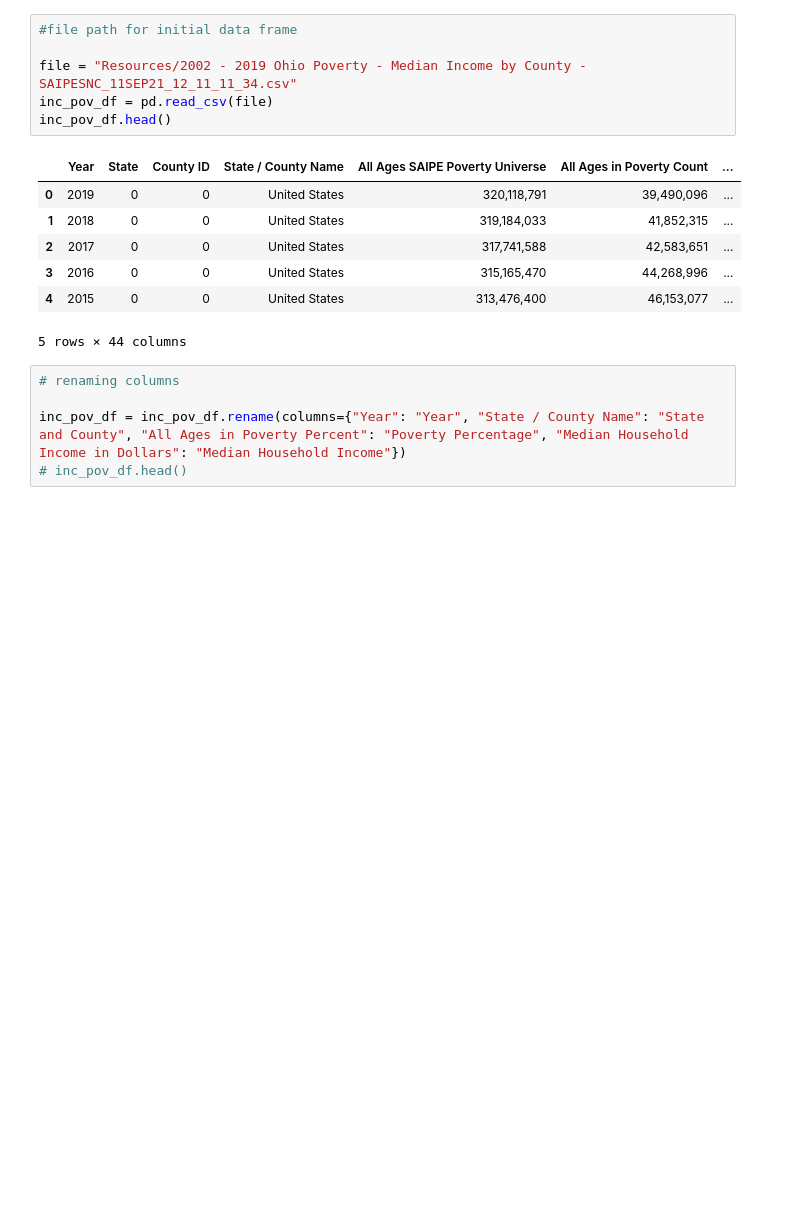
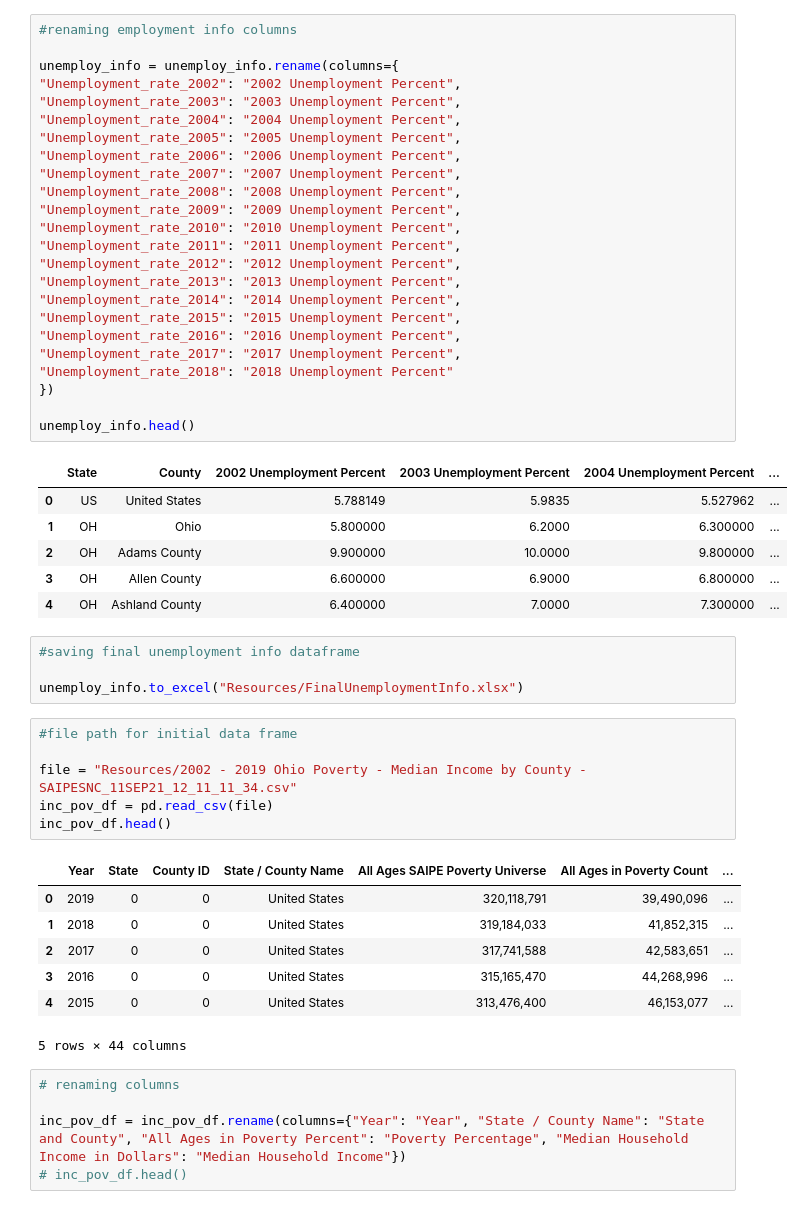
Before and after one commit to AntwonS116/Project-Ohio-College-Analysis, a Jupyter notebook: data.ipynb, the cells around one changed output. Drawn from its saved outputs; the diff is of its cells as text; blank space fills up the shorter version.

```diff
--- a/data.ipynb
+++ b/data.ipynb
@@ -4,3 +18,38 @@ import pandas as pd
+# %%
+#renaming employment info columns
+
+unemploy_info = unemploy_info.rename(columns={
+"Unemployment_rate_2002": "2002 Unemployment Percent",
+"Unemployment_rate_2003": "2003 Unemployment Percent",
+"Unemployment_rate_2004": "2004 Unemployment Percent",
+"Unemployment_rate_2005": "2005 Unemployment Percent",
+"Unemployment_rate_2006": "2006 Unemployment Percent",
+"Unemployment_rate_2007": "2007 Unemployment Percent",
+"Unemployment_rate_2008": "2008 Unemployment Percent",
+"Unemployment_rate_2009": "2009 Unemployment Percent",
+"Unemployment_rate_2010": "2010 Unemployment Percent",
+"Unemployment_rate_2011": "2011 Unemployment Percent",
+"Unemployment_rate_2012": "2012 Unemployment Percent",
+"Unemployment_rate_2013": "2013 Unemployment Percent",
+"Unemployment_rate_2014": "2014 Unemployment Percent",
+"Unemployment_rate_2015": "2015 Unemployment Percent",
+"Unemployment_rate_2016": "2016 Unemployment Percent",
+"Unemployment_rate_2017": "2017 Unemployment Percent",
+"Unemployment_rate_2018": "2018 Unemployment Percent"
+})
+
+unemploy_info.head()
+# %% [output]
+|  | State | County | 2002 Unemployment Percent | 2003 Unemployment Percent | 2004 Unemployment Percent | ... |
+| 0 | US | United States | 5.788149 | 5.9835 | 5.527962 | ... |
+| 1 | OH | Ohio | 5.800000 | 6.2000 | 6.300000 | ... |
+| 2 | OH | Adams County | 9.900000 | 10.0000 | 9.800000 | ... |
+| 3 | OH | Allen County | 6.600000 | 6.9000 | 6.800000 | ... |
+| 4 | OH | Ashland County | 6.400000 | 7.0000 | 7.300000 | ... |
+# %%
+#saving final unemployment info dataframe
+
+unemploy_info.to_excel("Resources/FinalUnemploymentInfo.xlsx")
 # %%
 #file path for initial data frame
 
```
Also changed, not shown: parts of 5 cells of this notebook, 4 other files.
